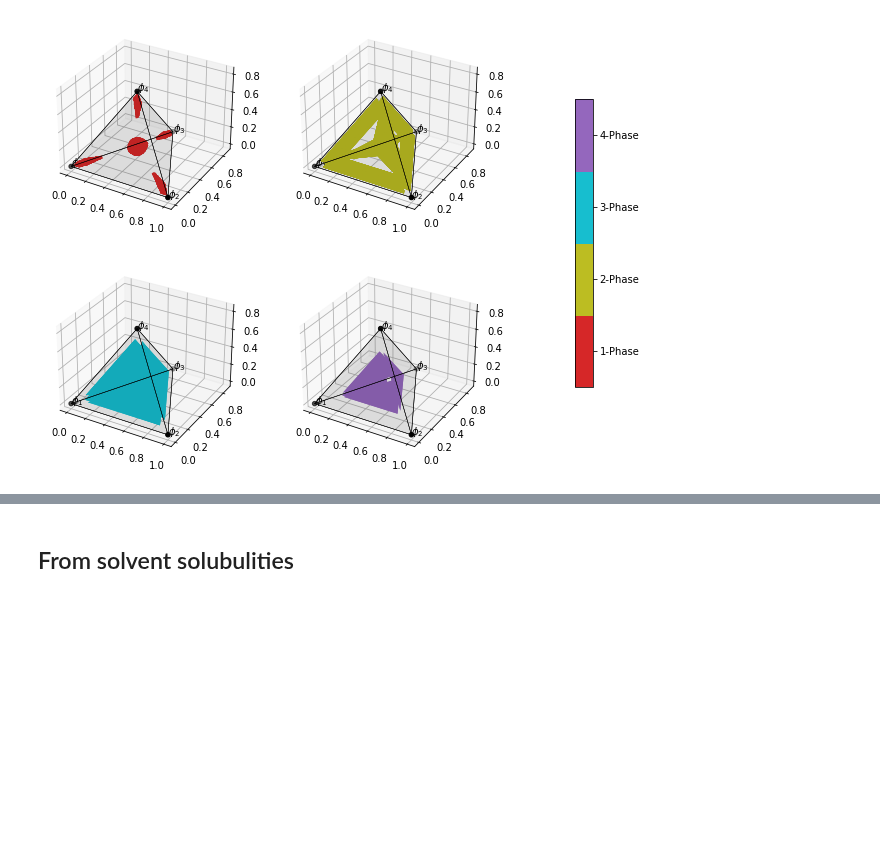
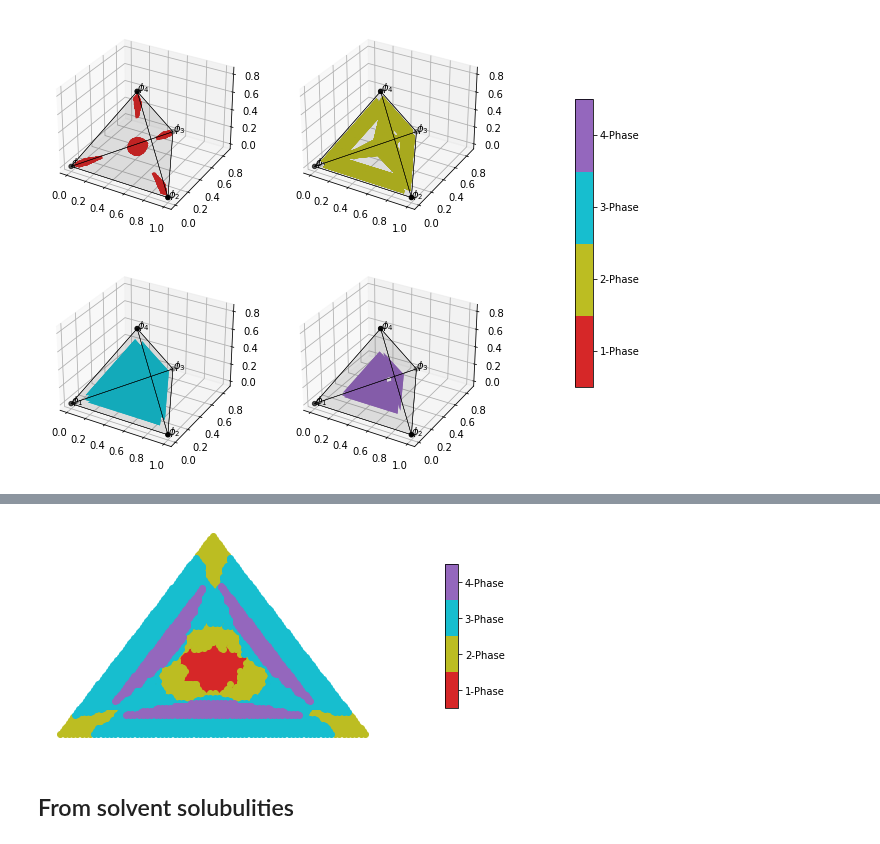
Before and after one commit to kiranvad/polyphase, a Jupyter notebook: notebooks/05-Four component system.ipynb, the cells around one changed output, grey strips where cells are left out. Cells and saved outputs as stored; diff of their text form; code cells hidden in the pictures; blank space fills up the shorter version.

```diff
--- a/notebooks/05-Four component system.ipynb
+++ b/notebooks/05-Four component system.ipynb
@@ -41,3 +44,22 @@ plt.show()
+# %%
+# compare slice from the 4-component system to its equivalent ternary phase diagram
+from matplotlib import colors
+
+PHI4 = 0.25
+phase_colors =['tab:red','tab:olive','tab:cyan','tab:purple']
+cmap = colors.ListedColormap(phase_colors)
+fig, ax = plt.subplots()
+slice_ids = np.isclose(engine.grid[3,:],PHI4, atol=0.01)
+for i in [1,2,3,4]:
+    phase_ids = engine.df.T['label']==i
+    ids = np.logical_and(slice_ids, phase_ids)
+    ax.scatter(qtplot.threed_coords[ids,0],qtplot.threed_coords[ids,1],
+               c = phase_colors[int(i-1)])
+ax.axis('off')
+qtplot.add_colorbar(fig)
+plt.show()
+# %% [output]
+[figure, added]
 # %% [markdown]
 ## From solvent solubulities
 # %%
```
Also changed, not shown: parts of 4 cells of this notebook, 3 other files.
